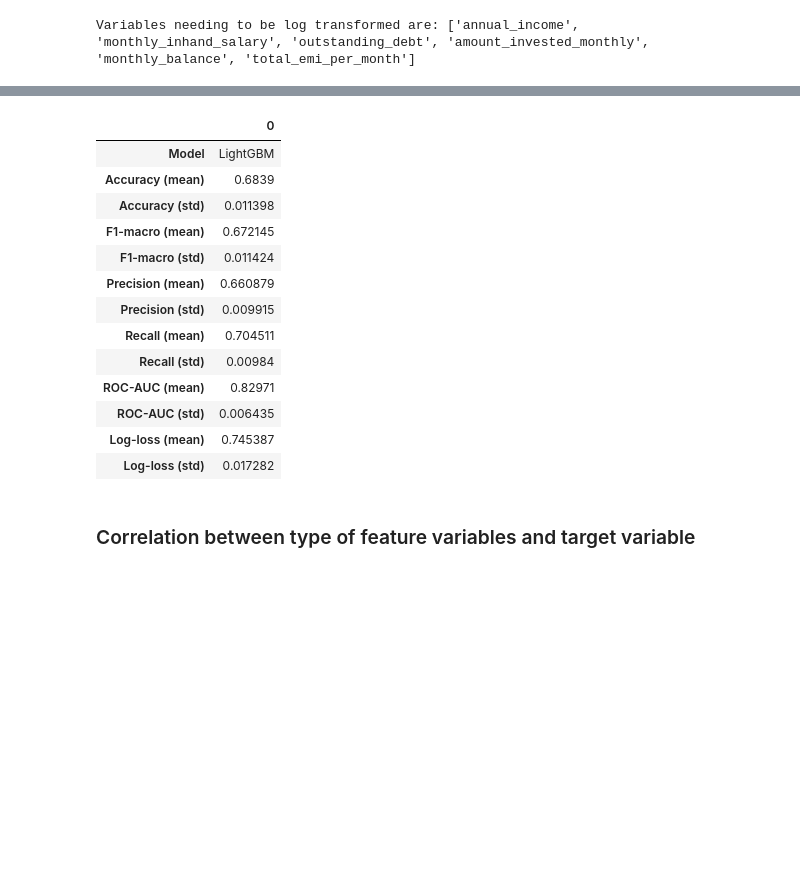
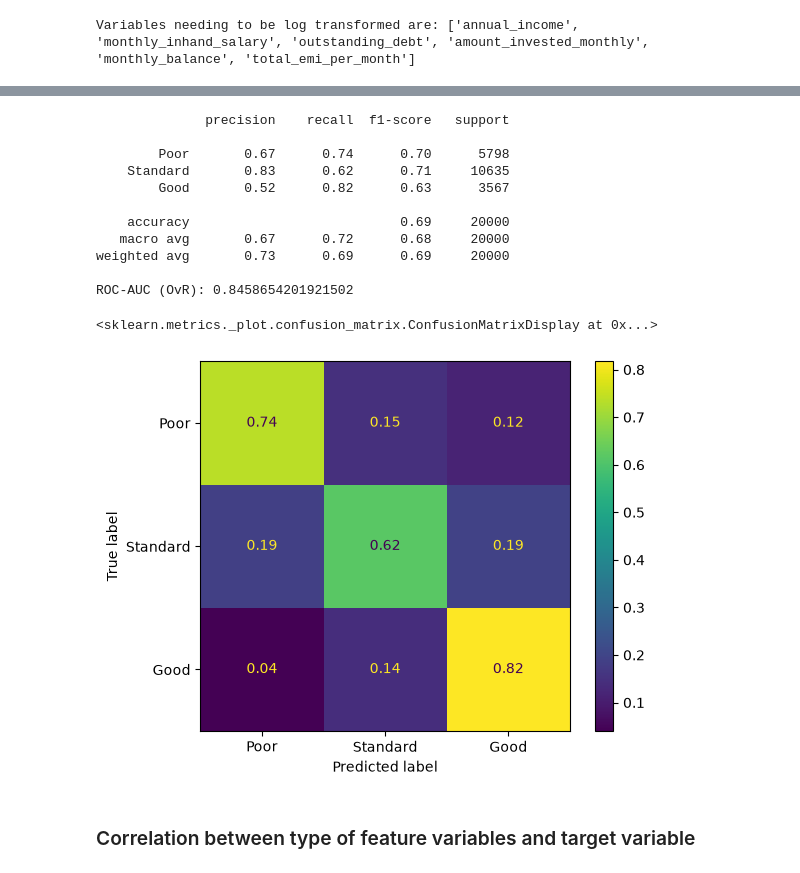
Before and after one commit to pewpy376/credit-score-classification, a Jupyter notebook: 02_model_pipeline.ipynb, the cells around one changed output, grey strips where cells are left out. Saved outputs shown, nothing was run; the diff lists cells and outputs as text; code cells hidden in the pictures; blank space fills up the shorter version.

Commit message:
fix(best_model): fit on dev, test on test

```diff
--- a/02_model_pipeline.ipynb
+++ b/02_model_pipeline.ipynb
@@ -322,47 +322,33 @@ Evaluating XGBoost...
 # %%
 best_model = 'LightGBM'
 
 best_pipeline = Pipeline([
     ('preprocessing', preprocessor),
     ('classifier', models[best_model])
 ])
 
-scoring = {
-    'Accuracy': 'accuracy',
-    'F1-macro': 'f1_macro',
-    'Precision': make_scorer(precision_score, average='macro', zero_division=0),
-    'Recall': make_scorer(recall_score, average='macro', zero_division=0),
-    'ROC-AUC': 'roc_auc_ovr',
-    'Log-loss': 'neg_log_loss'
-}
+best_pipeline.fit(X_dev, y_dev)
+y_pred = best_pipeline.predict(X_test)
+y_proba = best_pipeline.predict_proba(X_test)
 
-result = cross_validate(best_pipeline, X_test, y_test, groups = groups_test, cv = sgkf_test, scoring = scoring)
-
-row = {'Model': best_model}
-for metric in scoring:
-    scores = result[f'test_{metric}']
-    row[f'{metric} (mean)'] = scores.mean()
-    row[f'{metric} (std)'] = scores.std()
-
-row['Log-loss (mean)'] *= -1
-
-df_best = pd.DataFrame([row]).T.round(3)
-df_best
+labels = ['Poor', 'Standard', 'Good']
+print(classification_report(y_test, y_pred, target_names=labels))
+print("ROC-AUC (OvR):", roc_auc_score(y_test, y_proba, multi_class='ovr'))
+ConfusionMatrixDisplay.from_predictions(y_test, y_pred, display_labels=labels, normalize='true')
 # %% [output]
-|  | 0 |
-| Model | LightGBM |
-| Accuracy (mean) | 0.6839 |
-| Accuracy (std) | 0.011398 |
-| F1-macro (mean) | 0.672145 |
-| F1-macro (std) | 0.011424 |
-| Precision (mean) | 0.660879 |
-| Precision (std) | 0.009915 |
-| Recall (mean) | 0.704511 |
-| Recall (std) | 0.00984 |
-| ROC-AUC (mean) | 0.82971 |
-| ROC-AUC (std) | 0.006435 |
-| Log-loss (mean) | 0.745387 |
-| Log-loss (std) | 0.017282 |
+              precision    recall  f1-score   support
+
+        Poor       0.67      0.74      0.70      5798
+    Standard       0.83      0.62      0.71     10635
+        Good       0.52      0.82      0.63      3567
+
+    accuracy                           0.69     20000
+   macro avg       0.67      0.72      0.68     20000
+weighted avg       0.73      0.69      0.69     20000
+
+ROC-AUC (OvR): 0.8458654201921502
+<sklearn.metrics._plot.confusion_matrix.ConfusionMatrixDisplay at 0x...>
+[figure, added]
 # %% [markdown]
 ### Correlation between type of feature variables and target variable
 # %%
```
